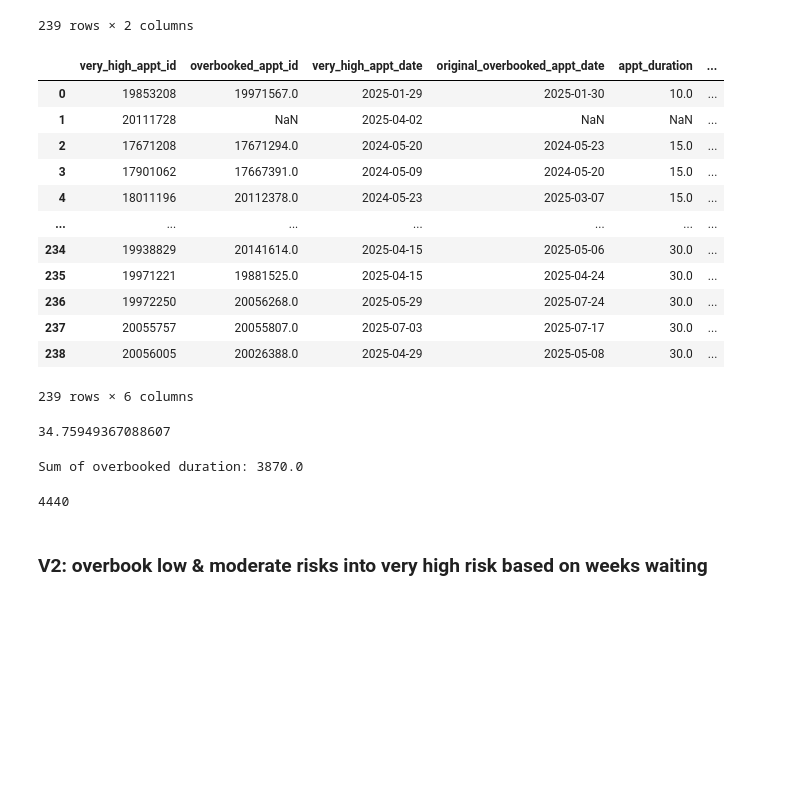
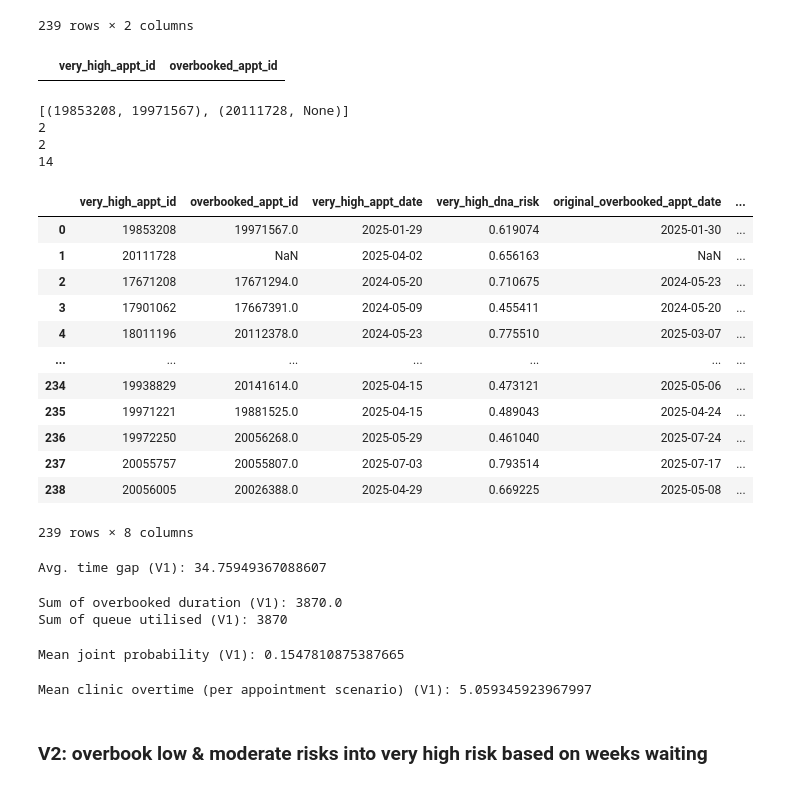
Before and after one commit to hallucinojenlee/hds_dna, a Jupyter notebook: scripts/overbooking_model.ipynb, the cells around one changed output. Cells and saved outputs as stored; diff of their text form; code cells hidden in the pictures; blank space fills up the shorter version.

```diff
--- a/scripts/overbooking_model.ipynb
+++ b/scripts/overbooking_model.ipynb
@@ -223,6 +223,22 @@ overbooked_df
 | 237 | 20055757 | 20055807.0 |
 | 238 | 20056005 | 20026388.0 |
 239 rows × 2 columns
+# %%
+# Check if any duplicated overbooked appointments
+overbooked_df.dropna(subset=["overbooked_appt_id"])[overbooked_df.dropna(subset=["overbooked_appt_id"]).duplicated("overbooked_appt_id", keep=False)]
+# %% [output]
+|  | very_high_appt_id | overbooked_appt_id |
+# %%
+# Check the funtion works properly by evaluating 10-minute appointments
+print(overbooked_10)
+print(len(overbooked_10))
+print(len(surgeon_new_very_high_10))
+print(len(queue10))
+# %% [output]
+[(19853208, 19971567), (20111728, None)]
+2
+2
+14
 # %%
 # # Function to overbook the very high risk appointments - with multiple queues ==> returns same results as appts in queue > # of very high risk appts
 # def overbook_appointments_multi_queue(very_high_group, queues):
@@ -276,42 +292,45 @@ overbooked_df
 # %%
 # Calculate time gap of the overbooked appointments (original vs new/overbooked)
 
 # Append appointment dates to the overbooked_df
+# 1. For the very high risk appointments
 overbooked_df = pd.merge(overbooked_df,
-                            data[["appointment_id", "appt_date"]].rename(columns={"appt_date": "very_high_appt_date"}),
+                            data[["appointment_id", "appt_date", "did_not_attend_risk"]].rename(columns={"appt_date": "very_high_appt_date",
+                                                                                                                          "did_not_attend_risk": "very_high_dna_risk"}),
                             left_on="very_high_appt_id",
                             right_on="appointment_id",
                             how="left").drop(columns=["appointment_id"])
-
+# 2. For the overbooked appointments (incl. appt duration & DNA risk score)
 overbooked_df = pd.merge(overbooked_df,
-                            data[["appointment_id", "appt_date", "appt_duration"]].rename(columns={"appt_date": "original_overbooked_appt_date"}),
+                            data[["appointment_id", "appt_date", "did_not_attend_risk", "appt_duration"]].rename(columns={"appt_date": "original_overbooked_appt_date",
+                                                                                                                          "did_not_attend_risk": "original_overbooked_dna_risk"}),
                             left_on="overbooked_appt_id",
                             right_on="appointment_id",
                             how="left").drop(columns=["appointment_id"])
 
 # Calculate the time gap between the original and overbooked appointments
 overbooked_df["time_gap_days"] = (pd.to_datetime(overbooked_df["original_overbooked_appt_date"]) - pd.to_datetime(overbooked_df["very_high_appt_date"])).dt.days
 
 overbooked_df
 # %% [output]
-|  | very_high_appt_id | overbooked_appt_id | very_high_appt_date | original_overbooked_appt_date | appt_duration | ... |
-| 0 | 19853208 | 19971567.0 | 2025-01-29 | 2025-01-30 | 10.0 | ... |
-| 1 | 20111728 | NaN | 2025-04-02 | NaN | NaN | ... |
-| 2 | 17671208 | 17671294.0 | 2024-05-20 | 2024-05-23 | 15.0 | ... |
-| 3 | 17901062 | 17667391.0 | 2024-05-09 | 2024-05-20 | 15.0 | ... |
-| 4 | 18011196 | 20112378.0 | 2024-05-23 | 2025-03-07 | 15.0 | ... |
+|  | very_high_appt_id | overbooked_appt_id | very_high_appt_date | very_high_dna_risk | original_overbooked_appt_date | ... |
+| 0 | 19853208 | 19971567.0 | 2025-01-29 | 0.619074 | 2025-01-30 | ... |
+| 1 | 20111728 | NaN | 2025-04-02 | 0.656163 | NaN | ... |
+| 2 | 17671208 | 17671294.0 | 2024-05-20 | 0.710675 | 2024-05-23 | ... |
+| 3 | 17901062 | 17667391.0 | 2024-05-09 | 0.455411 | 2024-05-20 | ... |
+| 4 | 18011196 | 20112378.0 | 2024-05-23 | 0.775510 | 2025-03-07 | ... |
 | ... | ... | ... | ... | ... | ... | ... |
-| 234 | 19938829 | 20141614.0 | 2025-04-15 | 2025-05-06 | 30.0 | ... |
-| 235 | 19971221 | 19881525.0 | 2025-04-15 | 2025-04-24 | 30.0 | ... |
-| 236 | 19972250 | 20056268.0 | 2025-05-29 | 2025-07-24 | 30.0 | ... |
-| 237 | 20055757 | 20055807.0 | 2025-07-03 | 2025-07-17 | 30.0 | ... |
-| 238 | 20056005 | 20026388.0 | 2025-04-29 | 2025-05-08 | 30.0 | ... |
+| 234 | 19938829 | 20141614.0 | 2025-04-15 | 0.473121 | 2025-05-06 | ... |
+| 235 | 19971221 | 19881525.0 | 2025-04-15 | 0.489043 | 2025-04-24 | ... |
+| 236 | 19972250 | 20056268.0 | 2025-05-29 | 0.461040 | 2025-07-24 | ... |
+| 237 | 20055757 | 20055807.0 | 2025-07-03 | 0.793514 | 2025-07-17 | ... |
+| 238 | 20056005 | 20026388.0 | 2025-04-29 | 0.669225 | 2025-05-08 | ... |
-239 rows × 6 columns
+239 rows × 8 columns
 # %%
 # Calculate the average time gap
-overbooked_df["time_gap_days"].mean()
+print("Avg. time gap (V1):", overbooked_df["time_gap_days"].mean())
 # %% [output]
-34.75949367088607
+Avg. time gap (V1): 34.75949367088607
 # %%
 # Count the remaining appointments in each queue
 remaining_10 = len(queue10) * 10
@@ -325,14 +344,29 @@ remainder_queue_time = remaining_10 + remaining_15 + remaining_20 + remaining_30
 remainder_queue_time
 
 # Sum the duration of the overbooked appointments
-sum_overbooked_appt_duration = overbooked_df["appt_duration"].sum()
-print("Sum of overbooked duration:", sum_overbooked_appt_duration)
+print("Sum of overbooked duration (V1):", overbooked_df["appt_duration"].sum())
 
 # Calculate the total duration of the overbooked appointments utilised
-queue_time - remainder_queue_time
+print("Sum of queue utilised (V1):", queue_time - remainder_queue_time)
 # %% [output]
-Sum of overbooked duration: 3870.0
+Sum of overbooked duration (V1): 3870.0
+Sum of queue utilised (V1): 3870
-4440
+# %%
+# Calculate probability of clinic overtime
+overbooked_df["joint_probability"] = overbooked_df["very_high_dna_risk"] * overbooked_df["original_overbooked_dna_risk"]
+
+# Calculate the mean joint probability
+print("Mean joint probability (V1):", overbooked_df["joint_probability"].mean())
+# %% [output]
+Mean joint probability (V1): 0.1547810875387665
+# %%
+# Calculate estimated clinic overtime
+overbooked_df["clinic_overtime"] = overbooked_df["joint_probability"] * (overbooked_df["appt_duration"]*2)
+
+# Calculate the mean clinic overtime
+print("Mean clinic overtime (per appointment scenario) (V1):", overbooked_df["clinic_overtime"].mean())
+# %% [output]
+Mean clinic overtime (per appointment scenario) (V1): 5.059345923967997
 # %% [markdown]
 ### V2: overbook low & moderate risks into very high risk based on weeks waiting
 # %%
```
Also changed, not shown: parts of 30 cells of this notebook, 1 other file.
